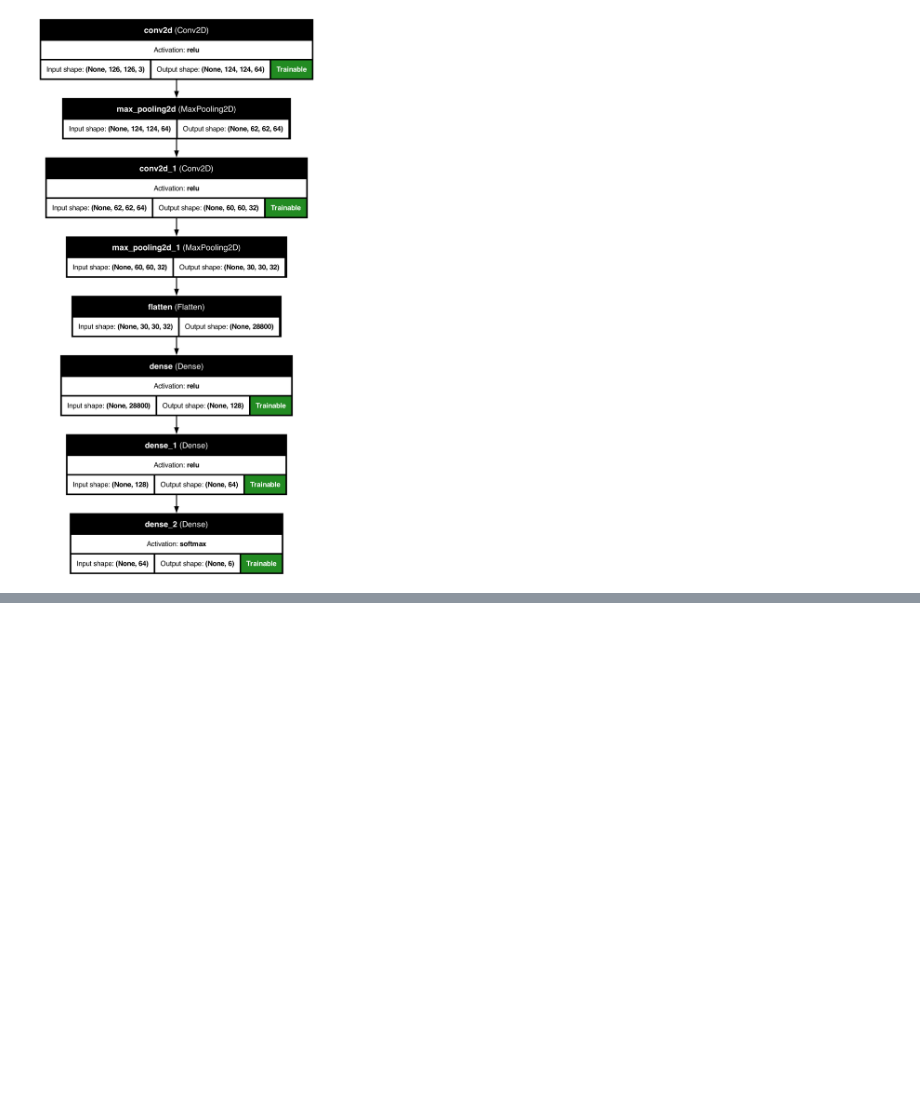
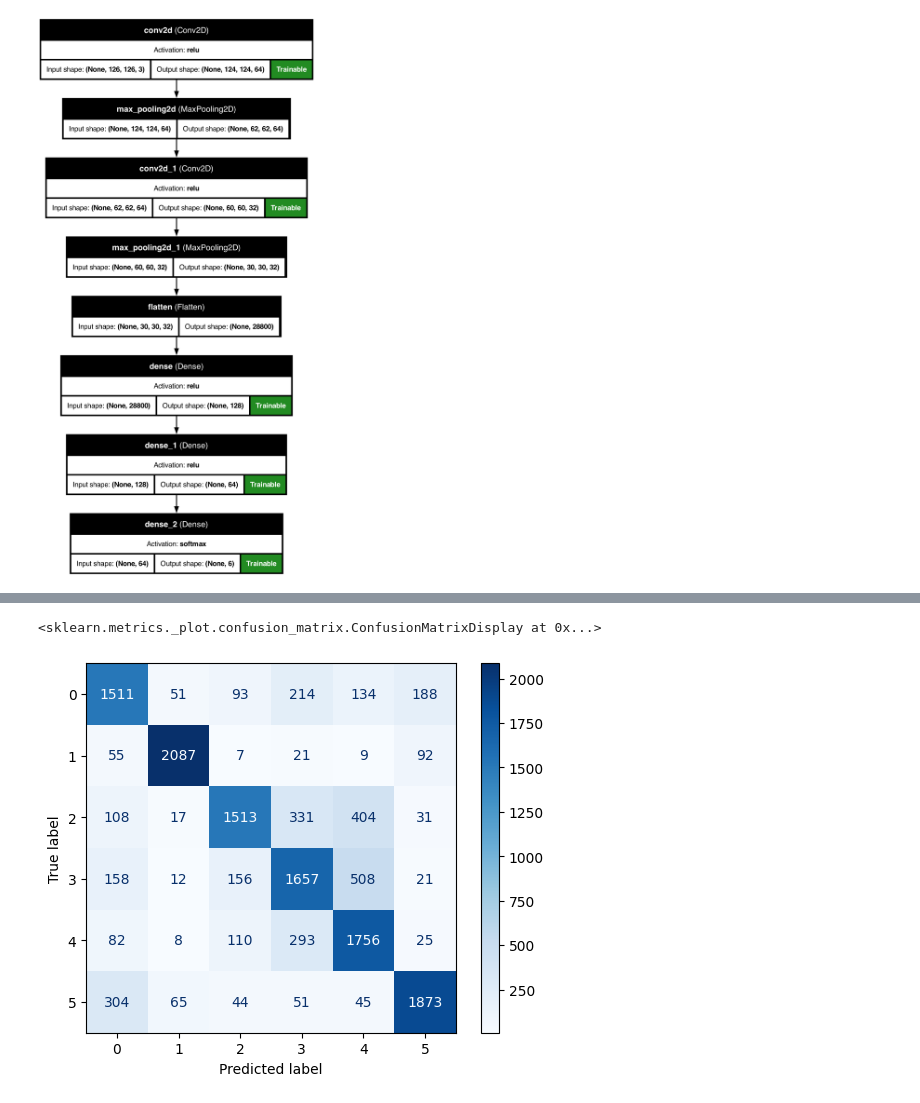
Before and after one commit to jancewicz/PJATK---Artificial-Intelligence-Postgraduate-Studies-, a Jupyter notebook: keras/openair-classifier/openair.ipynb, the cells around one changed output, grey strips where cells are left out. Saved outputs shown, nothing was run; the diff lists cells and outputs as text; code cells hidden in the pictures; blank space fills up the shorter version.

Commit message:
add confusion matrix for model + first iteration summary in progress

```diff
--- a/keras/openair-classifier/openair.ipynb
+++ b/keras/openair-classifier/openair.ipynb
@@ -252,0 +255,11 @@ plot_predicted_image_with_softmax_probas(third_rand_idx)
+# %%
+# 8)
+y_train_preds_to_labes = np.argmax(train_preds, axis=1)
+
+# train set conf matrix
+cm_train_set = confusion_matrix(y_true=y_train, y_pred=y_train_preds_to_labes)
+disp_train_cm = ConfusionMatrixDisplay(cm_train_set)
+disp_train_cm.plot(cmap="Blues")
+# %% [output]
+<sklearn.metrics._plot.confusion_matrix.ConfusionMatrixDisplay at 0x...>
+[figure, added]
```
Also changed, not shown: parts of 11 cells of this notebook.
